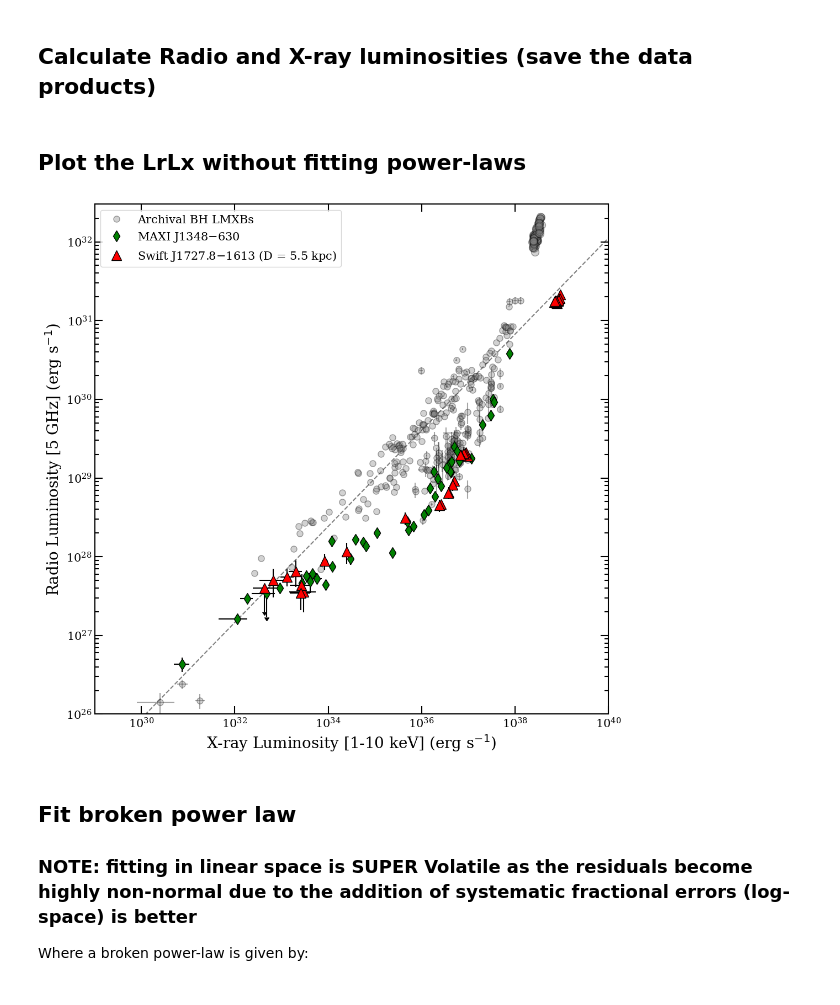
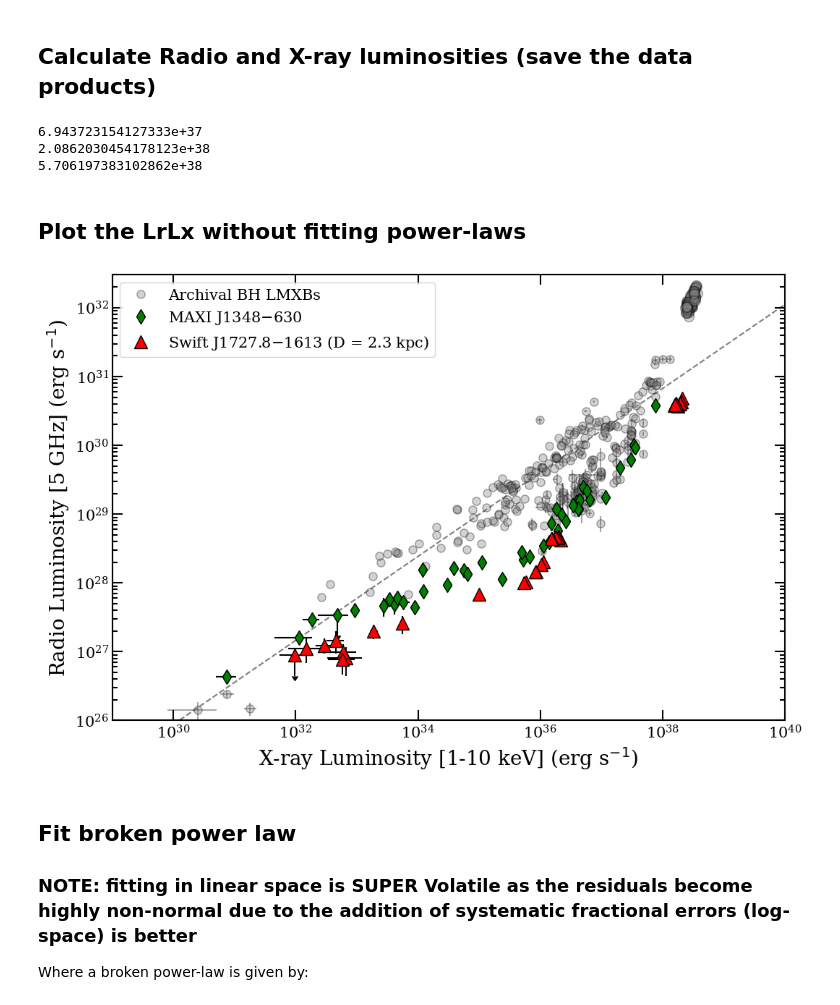
Before and after one commit to AKHughes1994/SwJ1727_2023_Outburst, a Jupyter notebook: RadioXrayCorrelation/SWJ1717_LRLX_Notebook.ipynb, the cells around one changed output. Saved outputs shown, nothing was run; the diff lists cells and outputs as text; code cells hidden in the pictures.

```diff
--- a/RadioXrayCorrelation/SWJ1717_LRLX_Notebook.ipynb
+++ b/RadioXrayCorrelation/SWJ1717_LRLX_Notebook.ipynb
@@ -1189,26 +1234,31 @@ radio_flux = radio_flux[:, index_5GHz.astype(int)]
 matched_alpha = np.array([radio_alpha[:, np.argmin(abs(t - radio_alpha[0]))] for t in radio_flux[0]]).T
 
 # Calculate the luminosities and save to a text file -- label based on distance
-D = 5.5 # kpc
-# D = 2.2 # kpc -- '3xerr' from nominal position
+for D in [1.5, 2.6, 4.3]:
 
-# X-ray
-lx = 4 * np.pi * xray_flux[1] * (D * 3.086e+21) ** 2
-lx_neg, lx_pos = 4 * np.pi *  xray_flux[2:4] * (D * 3.086e+21) ** 2
+    # X-ray
+    lx = 4 * np.pi * xray_flux[1] * (D * 3.086e+21) ** 2
+    lx_neg, lx_pos = 4 * np.pi *  xray_flux[2:4] * (D * 3.086e+21) ** 2
 
-# Radio
-lr = 1e-26 * 4 * np.pi * 5.0e9 * (D * 3.086e+21) ** 2 * radio_flux[1] * (5.0 / radio_flux[-2]) ** matched_alpha[1]
-lr_neg, lr_pos = 1e-26 * 4 * np.pi * 5.0e9 * (D * 3.086e+21) ** 2 * ((radio_flux[2:4] * (5.0 / radio_flux[-2]) ** matched_alpha[1]) ** 2 + (radio_flux[1] * (5.0 / radio_flux[-2]) ** (matched_alpha[1]) * np.log(5.0 / radio_flux[-2]) * matched_alpha[2]) ** 2) ** 0.5
+    # Radio
+    lr = 1e-26 * 4 * np.pi * 5.0e9 * (D * 3.086e+21) ** 2 * radio_flux[1] * (5.0 / radio_flux[-2]) ** matched_alpha[1]
+    lr_neg, lr_pos = 1e-26 * 4 * np.pi * 5.0e9 * (D * 3.086e+21) ** 2 * ((radio_flux[2:4] * (5.0 / radio_flux[-2]) ** matched_alpha[1]) ** 2 + (radio_flux[1] * (5.0 / radio_flux[-2]) ** (matched_alpha[1]) * np.log(5.0 / radio_flux[-2]) * matched_alpha[2]) ** 2) ** 0.5
 
-# Save text file
-data_arr = np.array([xray_flux[0], lx, lx_neg, lx_pos, lr, lr_neg, lr_pos, radio_flux[-1]]).T
-np.savetxt('SWJ1717_Files/LRLX_{}kpc.txt'.format(str(D).replace('.','p')), data_arr, header = 'Date (MJD), Lx[1-10keV] (erg/s), Lx_neg[1-10keV] (erg/s), Lx_pos[1-10keV] (erg/s), Lr[5GHz] (erg/s), Lr_neg[5GHz] (erg/s),Lr_pos[5GHz] (erg/s), Lr_uplim (0 - no; 1 - yes)')
+    print(np.amax(lx))
+
+    # Save text file
+    data_arr = np.array([xray_flux[0], lx, lx_neg, lx_pos, lr, lr_neg, lr_pos, radio_flux[-1]]).T
+    np.savetxt('SWJ1717_Files/LRLX_{}kpc.txt'.format(str(D).replace('.','p')), data_arr, header = 'Date (MJD), Lx[1-10keV] (erg/s), Lx_neg[1-10keV] (erg/s), Lx_pos[1-10keV] (erg/s), Lr[5GHz] (erg/s), Lr_neg[5GHz] (erg/s),Lr_pos[5GHz] (erg/s), Lr_uplim (0 - no; 1 - yes)')
+# %% [output]
+6.943723154127333e+37
+2.0862030454178123e+38
+5.706197383102862e+38
 # %% [markdown]
 ## Plot the LrLx without fitting power-laws
 # %%
 # Format basic axis + add axis labels
 font_size=20
-fig, ax = plt.subplots(figsize=(12,12))
+fig, ax = plt.subplots(figsize=(12,8))
 ax.set_yscale('log')
 ax.set_xscale('log')
 ax.set_xlim(1e29, 1e40)
@@ -1230,36 +1280,36 @@ ax.loglog(fit_x,pow(10,(29.65+0.15-(0.61*36.32)))*pow(fit_x,0.61),'k--',zorder=1
 data = pd.read_csv('LrLx_Catalog_Files/lrlx_data_BHs.csv')
 ulim = (data['uplim'] == 'Lr')
 ax.errorbar(data['Lx'][~ulim], data['Lr'][~ulim], xerr = [data['Lx_ler'][~ulim], data['Lx_uer'][~ulim]], yerr = [data['Lr_ler'][~ulim], data['Lr_uer'][~ulim]], fmt = 'o', color = 'k', mfc = 'grey', label = 'Archival BH LMXBs', ms = 8, alpha= 0.35)
 ax.errorbar(data['Lx'][ulim], data['Lr'][ulim], yerr = data['Lr'][ulim] * 0.5, uplims = True, fmt = 'o', color = 'k', mfc = 'grey', ms = 7, alpha= 0.35)
 
 # Highlight similarities with MAXI J1348
 maxi = (data['Name'] == 'MAXI J1348-630')
 ulim = (data[maxi]['uplim'] == 'Lr')
 
 ax.errorbar(data['Lx'][maxi][~ulim], data['Lr'][maxi][~ulim], xerr = [data['Lx_ler'][maxi][~ulim], data['Lx_uer'][maxi][~ulim]], yerr = [data['Lr_ler'][maxi][~ulim], data['Lr_uer'][maxi][~ulim]], fmt = 'd', color = 'k', mfc = 'g', label = 'MAXI J1348$-$630', ms = 10, alpha= 1.0)
 ax.errorbar(data['Lx'][maxi][ulim], data['Lr'][maxi][ulim], xerr = [data['Lx_ler'][maxi][ulim], data['Lx_uer'][maxi][ulim]], yerr = 0.5 * data['Lr'][maxi][ulim], fmt = 'd', color = 'k', mfc = 'g', uplims = True, ms = 10, alpha= 1.0)
 
 
 # BH GRS 1915 (weird sources -- but x-ray bright)
 data = pd.read_csv('LrLx_Catalog_Files/lrlx_data_oddsrcs.csv')
 grs = (data['Name'] == 'GRS 1915+105')
 ax.errorbar(data['Lx'][grs], data['Lr'][grs], xerr = [data['Lx_ler'][grs], data['Lx_uer'][grs]], yerr = [data['Lr_ler'][grs], data['Lr_uer'][grs]], fmt = 'o', color = 'k', mfc = 'grey', ms = 10, alpha= 0.35)
 
 # -------------------
 # Target: Swift J1727
 
-swJ1727 = np.genfromtxt('SWJ1717_Files/LRLX_5p5kpc.txt').T
+swJ1727 = np.genfromtxt('SWJ1717_Files/LRLX_2p6kpc.txt').T
 ulim = (swJ1727[-1] > 0.5)
-ax.errorbar(swJ1727[1,~ulim], swJ1727[4,~ulim], xerr = swJ1727[2:4,~ulim], yerr = swJ1727[5:7,~ulim], fmt = '^', color = 'k', mfc = 'r', ms = 13, label = f'Swift J1727.8$-$1613 (D = {D} kpc)')
+ax.errorbar(swJ1727[1,~ulim], swJ1727[4,~ulim], xerr = swJ1727[2:4,~ulim], yerr = swJ1727[5:7,~ulim], fmt = '^', color = 'k', mfc = 'r', ms = 13, label = f'Swift J1727.8$-$1613 (D = 2.3 kpc)')
 ax.errorbar(swJ1727[1,ulim], swJ1727[4,ulim] + 3 * swJ1727[5,ulim], xerr = swJ1727[2:4,ulim], yerr = 0.5 * (swJ1727[4,ulim] + 3 * swJ1727[5,ulim]), uplims = True, fmt = '^', color = 'k', mfc = 'r', ms = 13)
 
 handles, labels = ax.get_legend_handles_labels()
 handles = [h[0] for h in handles]
 ax.legend(handles,labels, prop={'family':'serif', 'size':15})
 plt.savefig('plots/LRLX.pdf')
 plt.show()
 # %% [output]
-[figure, old version]
+[figure, new version]
 # %% [markdown]
 ## Fit broken power law
 ### NOTE: fitting in linear space is SUPER Volatile as the residuals become highly non-normal due to the addition of systematic fractional errors (log-space) is better
```
Also changed, not shown: parts of 18 cells of this notebook, 23 other files.
